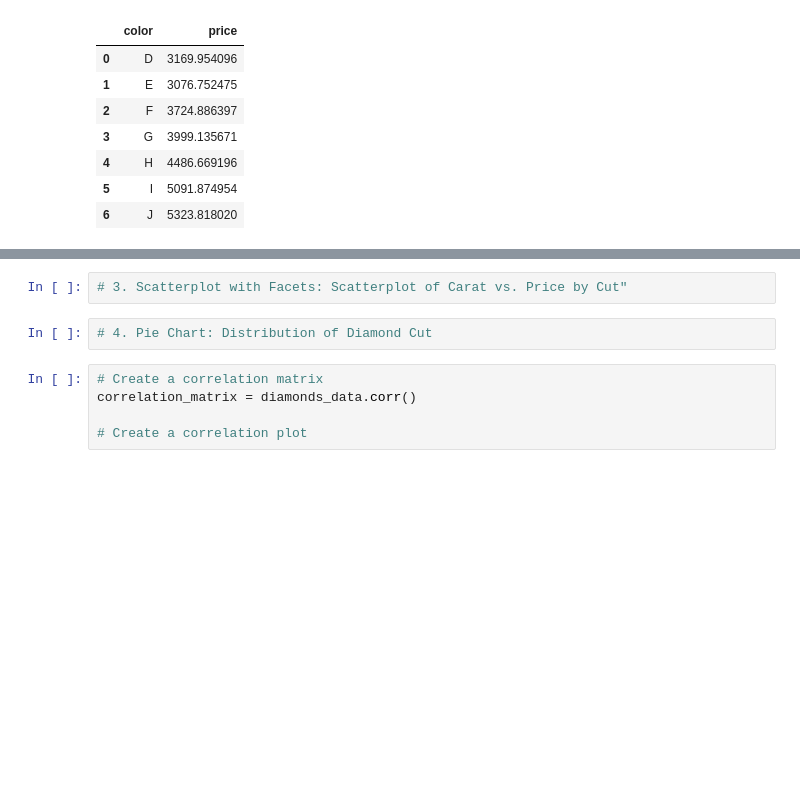
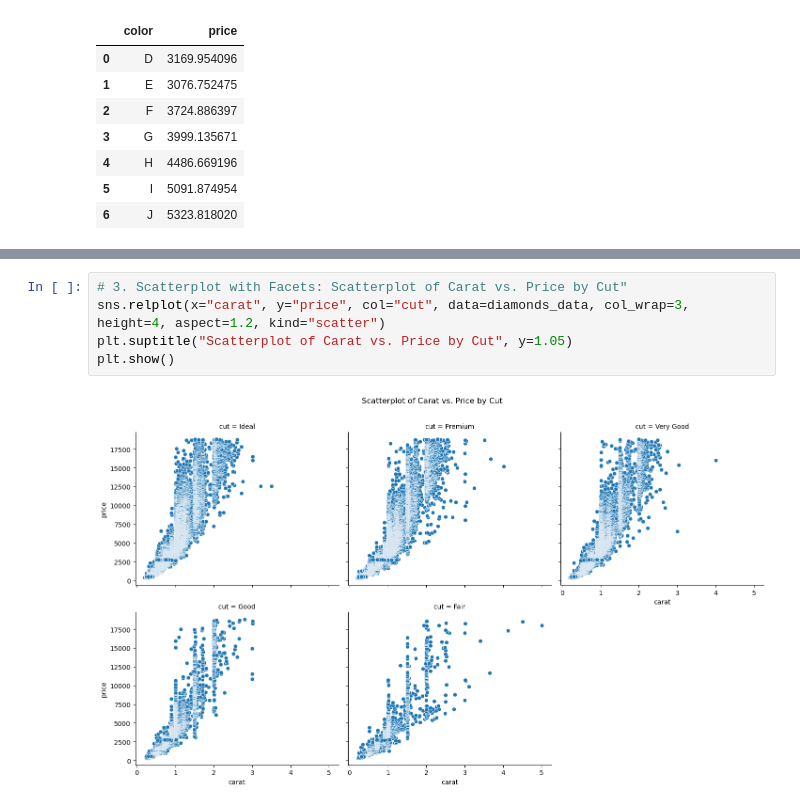
Before and after one commit to fnasiri1990/visualisation-homework, a Jupyter notebook: Visualisation_Homework.ipynb, the cells around one changed output, grey strips where cells are left out. Saved outputs shown, nothing was run; the diff lists cells and outputs as text; blank space fills up the shorter version.

```diff
--- a/Visualisation_Homework.ipynb
+++ b/Visualisation_Homework.ipynb
@@ -155,9 +170,7 @@ plt.show()
-# %%
-# 3. Scatterplot with Facets: Scatterplot of Carat vs. Price by Cut"
-# %%
-# 4. Pie Chart: Distribution of Diamond Cut
-# %%
-# Create a correlation matrix
-correlation_matrix = diamonds_data.corr()
-
-# Create a correlation plot
+# %%
+# 3. Scatterplot with Facets: Scatterplot of Carat vs. Price by Cut"
+sns.relplot(x="carat", y="price", col="cut", data=diamonds_data, col_wrap=3, height=4, aspect=1.2, kind="scatter")
+plt.suptitle("Scatterplot of Carat vs. Price by Cut", y=1.05)
+plt.show()
+# %% [output]
+[figure, added]
```
Also changed, not shown: parts of 6 cells of this notebook.
